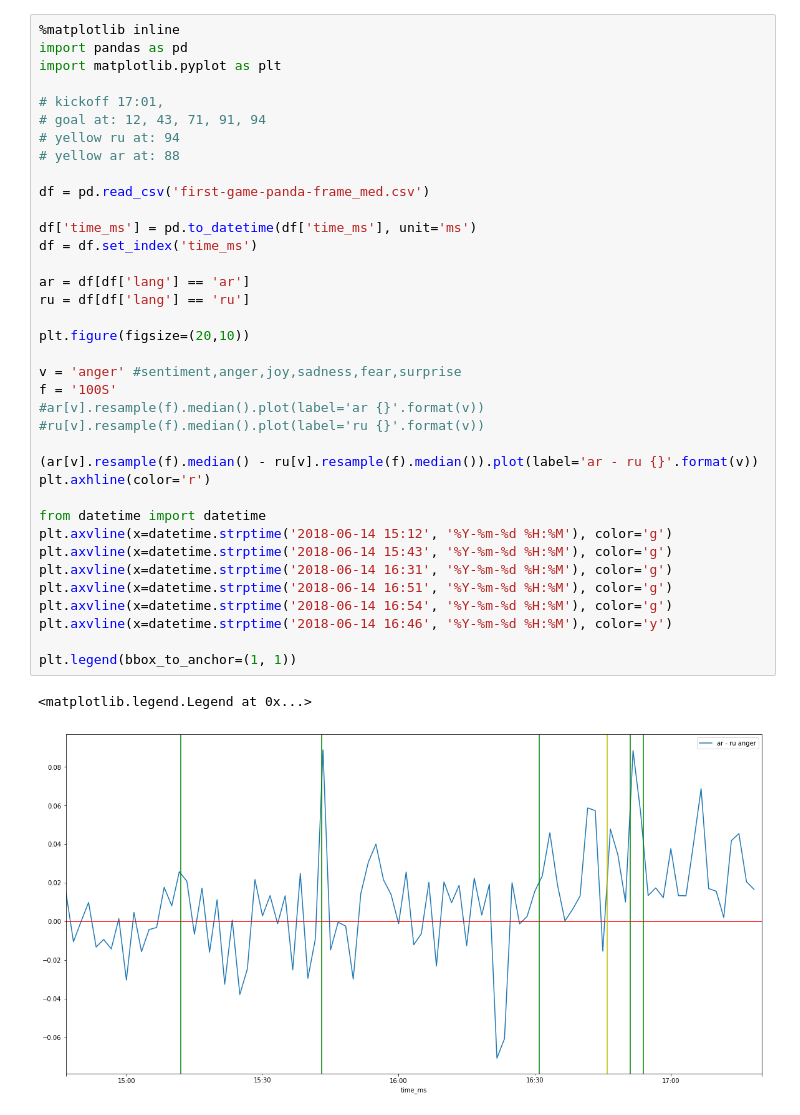
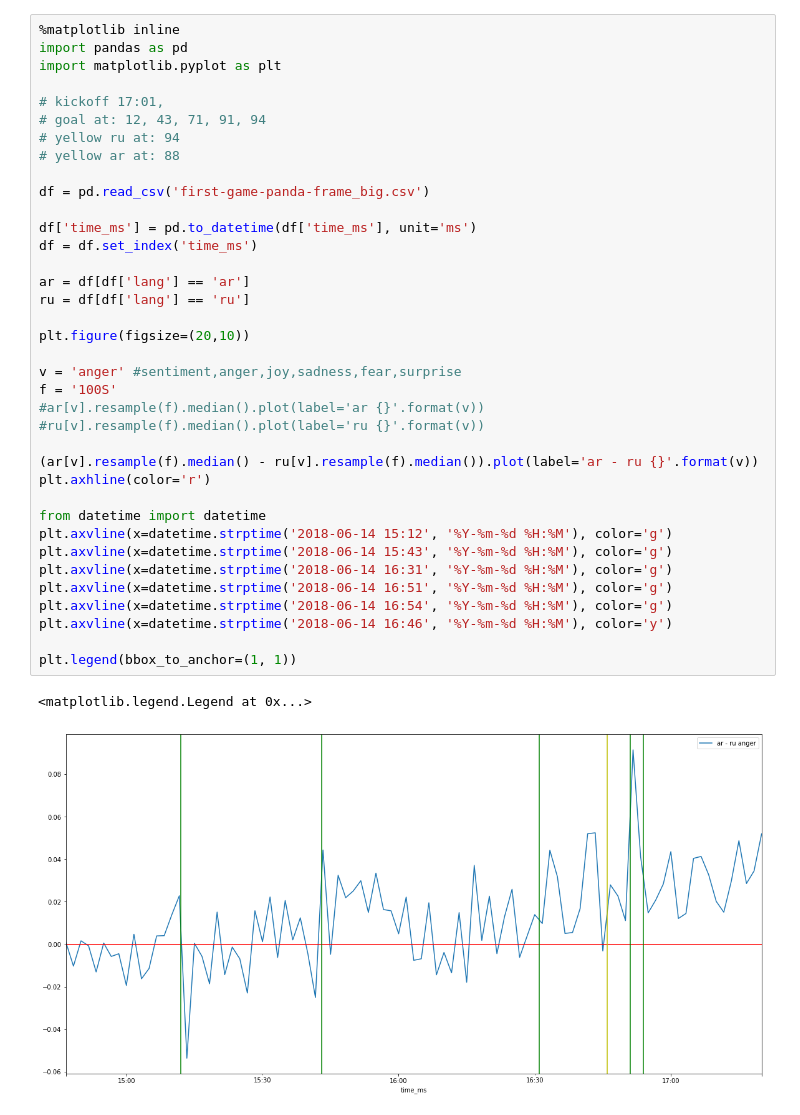
Before and after one commit to glouwa/TwitterLanguageAnalyser, a Jupyter notebook: timeseries.ipynb, the cells around one changed output. Saved outputs shown, nothing was run; the diff lists cells and outputs as text.

```diff
--- a/timeseries.ipynb
+++ b/timeseries.ipynb
@@ -81,36 +82,36 @@ import matplotlib.pyplot as plt
 # yellow ru at: 94
 # yellow ar at: 88
 
-df = pd.read_csv('first-game-panda-frame_med.csv')
+df = pd.read_csv('first-game-panda-frame_big.csv')
 
 df['time_ms'] = pd.to_datetime(df['time_ms'], unit='ms')
 df = df.set_index('time_ms')
 
 ar = df[df['lang'] == 'ar']
 ru = df[df['lang'] == 'ru']
 
 plt.figure(figsize=(20,10))
 
 v = 'anger' #sentiment,anger,joy,sadness,fear,surprise
 f = '100S'
 #ar[v].resample(f).median().plot(label='ar {}'.format(v))
 #ru[v].resample(f).median().plot(label='ru {}'.format(v))
 
 (ar[v].resample(f).median() - ru[v].resample(f).median()).plot(label='ar - ru {}'.format(v))
 plt.axhline(color='r')
 
 from datetime import datetime
 plt.axvline(x=datetime.strptime('2018-06-14 15:12', '%Y-%m-%d %H:%M'), color='g')
 plt.axvline(x=datetime.strptime('2018-06-14 15:43', '%Y-%m-%d %H:%M'), color='g')
 plt.axvline(x=datetime.strptime('2018-06-14 16:31', '%Y-%m-%d %H:%M'), color='g')
 plt.axvline(x=datetime.strptime('2018-06-14 16:51', '%Y-%m-%d %H:%M'), color='g')
 plt.axvline(x=datetime.strptime('2018-06-14 16:54', '%Y-%m-%d %H:%M'), color='g')
 plt.axvline(x=datetime.strptime('2018-06-14 16:46', '%Y-%m-%d %H:%M'), color='y')
 
 plt.legend(bbox_to_anchor=(1, 1))
 # %% [output]
 <matplotlib.legend.Legend at 0x...>
-[figure, old version]
+[figure, new version]
 # %%
 %matplotlib inline
 import pandas as pd
```
Also changed, not shown: parts of 6 cells of this notebook, 3 other files.
